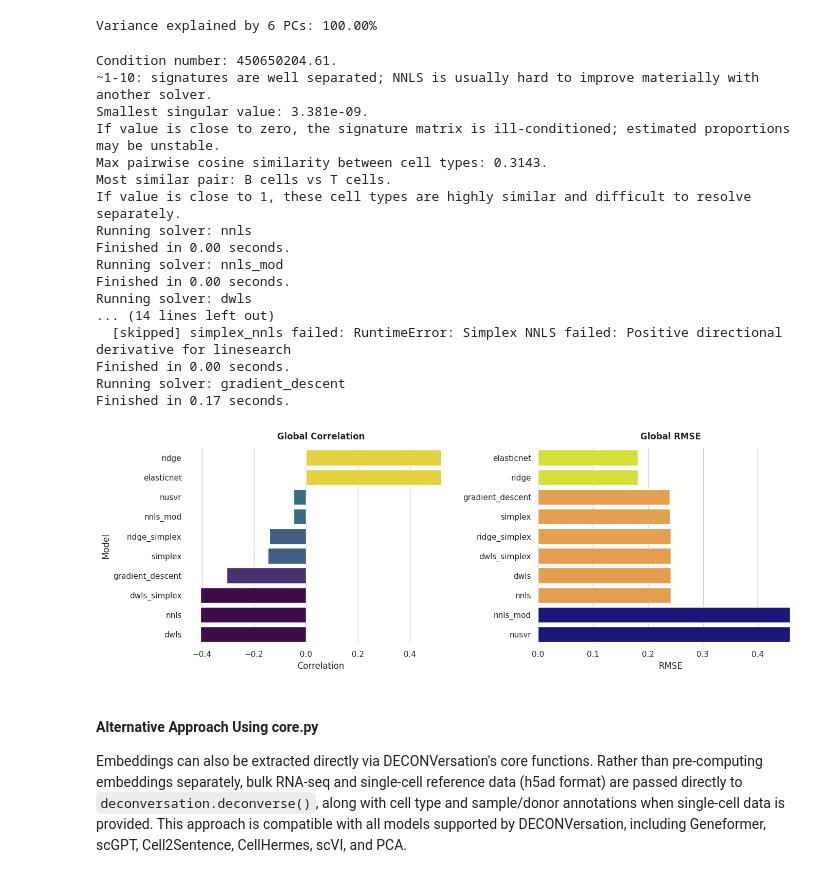
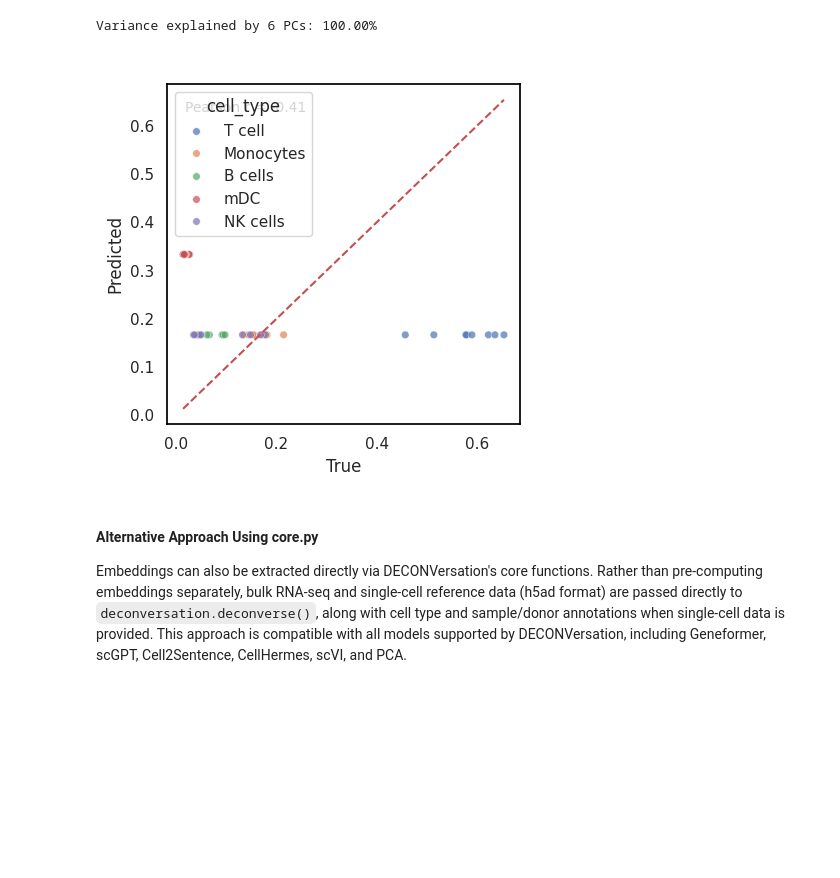
Before and after one commit to Eastmanmd/DECONVersation, a Jupyter notebook: tutorials/run_deconversation_on_bulk_geneformer.ipynb, the cells around one changed output. Cells and saved outputs as stored; diff of their text form; code cells hidden in the pictures; blank space fills up the shorter version.

```diff
--- a/tutorials/run_deconversation_on_bulk_geneformer.ipynb
+++ b/tutorials/run_deconversation_on_bulk_geneformer.ipynb
@@ -21,3 +24,9 @@ scVI successfully imported.
+# %%
+import matplotlib.pyplot as plt
+plt.rcParams['axes.grid'] = False
+plt.rcParams['axes.facecolor'] = 'white'
+plt.rcParams['figure.facecolor'] = 'white'
+plt.rcParams['axes.edgecolor'] = 'black'
 # %% [markdown]
 #### Step 1: Load data
 # %% [markdown]
@@ -153,0 +148,18 @@ Finished in 0.30 seconds.
+# %%
+# Run deconvolution
+result = deconvolution.run_deconv(bulk_df = bulk_gf.T,
+                                  signature_df = sig_mat_gf.T)
+
+# Harmonize results to match ground truth
+def harmonize_columns(df):
+    df = df.copy()
+    if "pDC" in df.columns and "mDC" in df.columns:
+        df["mDC"] = df["mDC"] + df["pDC"]
+        df = df.drop(columns=["pDC"])
+    elif "pDC" in df.columns:
+        df = df.rename(columns={"pDC": "mDC"})
+    df = df.rename(columns={"T cells": "T cell"})
+    return df
+
+# Harmonize results to match ground truth
+result = harmonize_columns(result)
@@ -180,35 +192,18 @@ sig_mat_pca = sig_mat_bulk_pca["sig_pca"]
 Variance explained by 6 PCs: 100.00%
 # %%
 # Run deconvolution
-results_pca = deconvolution.run_all_deconv(bulk_df=bulk_pca.T,
-                                      signature_df=sig_mat_pca.T)
+results_pca = deconvolution.run_deconv(bulk_df = bulk_pca.T,
+                                  signature_df = sig_mat_pca.T)
 
-results_pca = {solver: harmonize_columns(df) for solver, df in results_pca.items()}
+results_pca = harmonize_columns(results_pca)
-# %% [output]
-Condition number: 450650204.61.
-~1-10: signatures are well separated; NNLS is usually hard to improve materially with another solver.
-Smallest singular value: 3.381e-09.
-If value is close to zero, the signature matrix is ill-conditioned; estimated proportions may be unstable.
-Max pairwise cosine similarity between cell types: 0.3143.
-Most similar pair: B cells vs T cells.
-If value is close to 1, these cell types are highly similar and difficult to resolve separately.
-Running solver: nnls
-Finished in 0.00 seconds.
-Running solver: nnls_mod
-Finished in 0.00 seconds.
-Running solver: dwls
-... (14 lines left out)
-  [skipped] simplex_nnls failed: RuntimeError: Simplex NNLS failed: Positive directional derivative for linesearch
-Finished in 0.00 seconds.
-Running solver: gradient_descent
-Finished in 0.17 seconds.
 # %%
-# Visualize results
-visualization.visualize_solvers(results_pca,
-                  ground_truth,
-                  level=["global"])
+# Visualize results (PCA)
+visualization.plot_true_vs_predicted(y_true_df=ground_truth,
+                                     y_pred_df=results_pca,
+                                     stratify_by_celltype=False,
+                                     dot_size=30)
 # %% [output]
-[figure, old version]
+[figure, new version]
 # %% [markdown]
 #### Alternative Approach Using core.py
 
```
Also changed, not shown: parts of 10 cells of this notebook, 1 other file.
